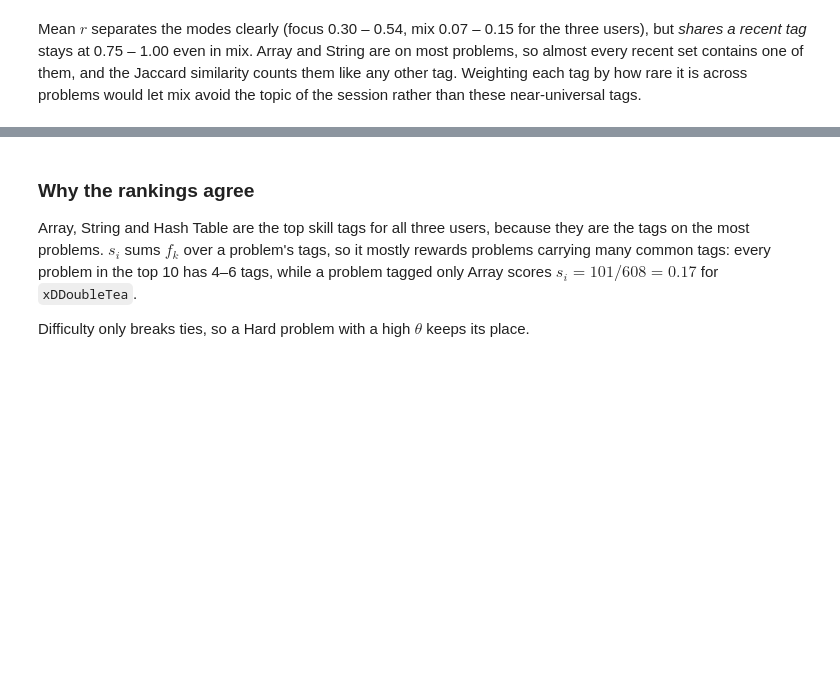
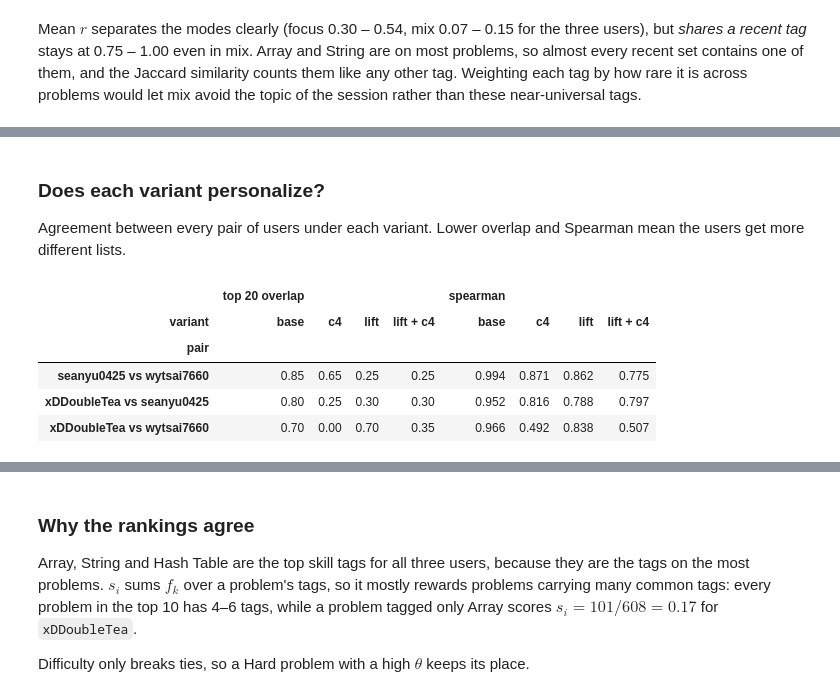
Before and after one commit to xDDoubleTea/LeetCodeBot-analysis, a Jupyter notebook: problem_ranking.ipynb, the cells around one changed output, grey strips where cells are left out. Cells and saved outputs as stored; diff of their text form; code cells hidden in the pictures; blank space fills up the shorter version.

```diff
--- a/problem_ranking.ipynb
+++ b/problem_ranking.ipynb
@@ -909,0 +1024,33 @@ session rather than these near-universal tags.
+# %% [markdown]
+### Does each variant personalize?
+
+Agreement between every pair of users under each variant. Lower overlap and
+Spearman mean the users get more different lists.
+# %%
+users = list(skills)
+rows = []
+for name in VARIANTS:
+    for a_i, a in enumerate(users):
+        for b in users[a_i + 1 :]:
+            da, db = variants[(a, name)], variants[(b, name)]
+            theta = pd.DataFrame({"a": da["theta"], "b": db["theta"]}).dropna()
+            rows.append(
+                {
+                    "variant": name,
+                    "pair": f"{a} vs {b}",
+                    f"top {TOP_N} overlap": len(set(da.index[:TOP_N]) & set(db.index[:TOP_N]))
+                    / TOP_N,
+                    "spearman": theta["a"].rank().corr(theta["b"].rank()),
+                }
+            )
+agreement = pd.DataFrame(rows)
+agreement.pivot(index="pair", columns="variant", values=[f"top {TOP_N} overlap", "spearman"])[
+    [(m, v) for m in (f"top {TOP_N} overlap", "spearman") for v in VARIANTS]
+]
+# %% [output]
+|  | top 20 overlap |  |  |  | spearman |  |  |  |
+| variant | base | c4 | lift | lift + c4 | base | c4 | lift | lift + c4 |
+| pair |  |  |  |  |  |  |  |  |
+| seanyu0425 vs wytsai7660 | 0.85 | 0.65 | 0.25 | 0.25 | 0.994 | 0.871 | 0.862 | 0.775 |
+| xDDoubleTea vs seanyu0425 | 0.80 | 0.25 | 0.30 | 0.30 | 0.952 | 0.816 | 0.788 | 0.797 |
+| xDDoubleTea vs wytsai7660 | 0.70 | 0.00 | 0.70 | 0.35 | 0.966 | 0.492 | 0.838 | 0.507 |
```
Also changed, not shown: parts of 16 cells of this notebook.
